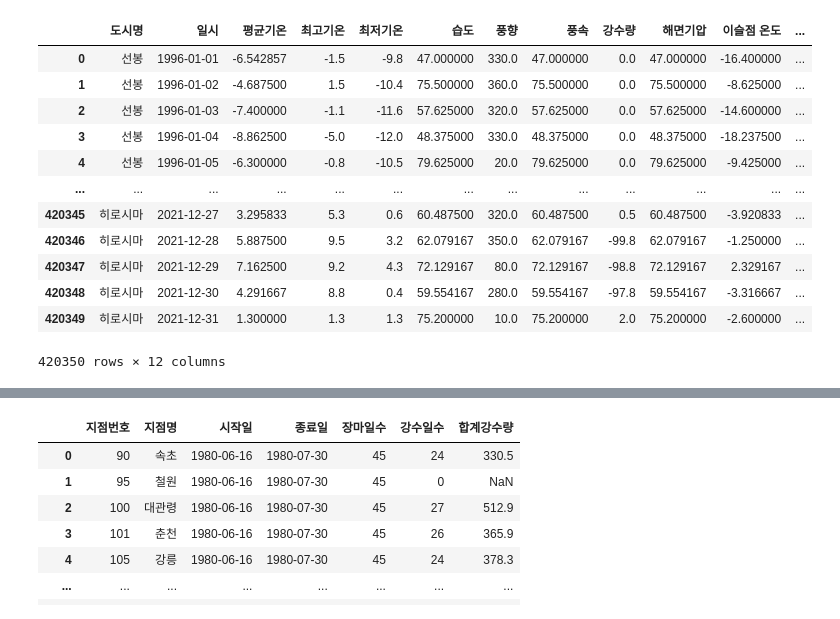
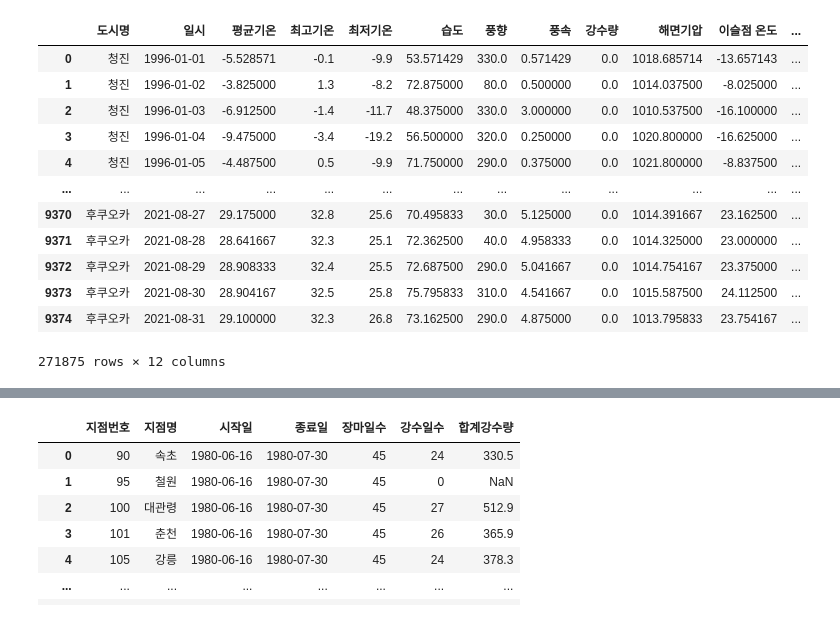
Before and after one commit to doyeon0139/Study, a Jupyter notebook: project/Project_2/장마_코드처리.ipynb, the cells around one changed output, grey strips where cells are left out. Cells and saved outputs as stored; diff of their text form; code cells hidden in the pictures.

```diff
--- a/project/Project_2/장마_코드처리.ipynb
+++ b/project/Project_2/장마_코드처리.ipynb
@@ -46,21 +240,21 @@ Index(['지점 번호', '관측지점', '시간', '평균 기온', '최저 기
 # %%
-df_w = pd.read_csv('./주변국_기후_도시명.csv', index_col=0)
+df_w = pd.read_csv('./preprocessed_주변국 기상데이터_199601to202108.csv', index_col=0)
 # df_w.drop('index', axis=1, inplace=True)
 df_w
 # %% [output]
 |  | 도시명 | 일시 | 평균기온 | 최고기온 | 최저기온 | 습도 | 풍향 | 풍속 | 강수량 | 해면기압 | 이슬점 온도 | ... |
-| 0 | 선봉 | 1996-01-01 | -6.542857 | -1.5 | -9.8 | 47.000000 | 330.0 | 47.000000 | 0.0 | 47.000000 | -16.400000 | ... |
-| 1 | 선봉 | 1996-01-02 | -4.687500 | 1.5 | -10.4 | 75.500000 | 360.0 | 75.500000 | 0.0 | 75.500000 | -8.625000 | ... |
-| 2 | 선봉 | 1996-01-03 | -7.400000 | -1.1 | -11.6 | 57.625000 | 320.0 | 57.625000 | 0.0 | 57.625000 | -14.600000 | ... |
-| 3 | 선봉 | 1996-01-04 | -8.862500 | -5.0 | -12.0 | 48.375000 | 330.0 | 48.375000 | 0.0 | 48.375000 | -18.237500 | ... |
-| 4 | 선봉 | 1996-01-05 | -6.300000 | -0.8 | -10.5 | 79.625000 | 20.0 | 79.625000 | 0.0 | 79.625000 | -9.425000 | ... |
+| 0 | 청진 | 1996-01-01 | -5.528571 | -0.1 | -9.9 | 53.571429 | 330.0 | 0.571429 | 0.0 | 1018.685714 | -13.657143 | ... |
+| 1 | 청진 | 1996-01-02 | -3.825000 | 1.3 | -8.2 | 72.875000 | 80.0 | 0.500000 | 0.0 | 1014.037500 | -8.025000 | ... |
+| 2 | 청진 | 1996-01-03 | -6.912500 | -1.4 | -11.7 | 48.375000 | 330.0 | 3.000000 | 0.0 | 1010.537500 | -16.100000 | ... |
+| 3 | 청진 | 1996-01-04 | -9.475000 | -3.4 | -19.2 | 56.500000 | 320.0 | 0.250000 | 0.0 | 1020.800000 | -16.625000 | ... |
+| 4 | 청진 | 1996-01-05 | -4.487500 | 0.5 | -9.9 | 71.750000 | 290.0 | 0.375000 | 0.0 | 1021.800000 | -8.837500 | ... |
 | ... | ... | ... | ... | ... | ... | ... | ... | ... | ... | ... | ... | ... |
-| 420345 | 히로시마 | 2021-12-27 | 3.295833 | 5.3 | 0.6 | 60.487500 | 320.0 | 60.487500 | 0.5 | 60.487500 | -3.920833 | ... |
-| 420346 | 히로시마 | 2021-12-28 | 5.887500 | 9.5 | 3.2 | 62.079167 | 350.0 | 62.079167 | -99.8 | 62.079167 | -1.250000 | ... |
-| 420347 | 히로시마 | 2021-12-29 | 7.162500 | 9.2 | 4.3 | 72.129167 | 80.0 | 72.129167 | -98.8 | 72.129167 | 2.329167 | ... |
-| 420348 | 히로시마 | 2021-12-30 | 4.291667 | 8.8 | 0.4 | 59.554167 | 280.0 | 59.554167 | -97.8 | 59.554167 | -3.316667 | ... |
-| 420349 | 히로시마 | 2021-12-31 | 1.300000 | 1.3 | 1.3 | 75.200000 | 10.0 | 75.200000 | 2.0 | 75.200000 | -2.600000 | ... |
+| 9370 | 후쿠오카 | 2021-08-27 | 29.175000 | 32.8 | 25.6 | 70.495833 | 30.0 | 5.125000 | 0.0 | 1014.391667 | 23.162500 | ... |
+| 9371 | 후쿠오카 | 2021-08-28 | 28.641667 | 32.3 | 25.1 | 72.362500 | 40.0 | 4.958333 | 0.0 | 1014.325000 | 23.000000 | ... |
+| 9372 | 후쿠오카 | 2021-08-29 | 28.908333 | 32.4 | 25.5 | 72.687500 | 290.0 | 5.041667 | 0.0 | 1014.754167 | 23.375000 | ... |
+| 9373 | 후쿠오카 | 2021-08-30 | 28.904167 | 32.5 | 25.8 | 75.795833 | 310.0 | 4.541667 | 0.0 | 1015.587500 | 24.112500 | ... |
+| 9374 | 후쿠오카 | 2021-08-31 | 29.100000 | 32.3 | 26.8 | 73.162500 | 290.0 | 4.875000 | 0.0 | 1013.795833 | 23.754167 | ... |
-420350 rows × 12 columns
+271875 rows × 12 columns
 # %%
 df_w['일시'] = pd.to_datetime(df_w['일시'], format='%Y-%m-%d')
 # %%
```
Also changed, not shown: parts of 65 cells of this notebook, 4 other files.
